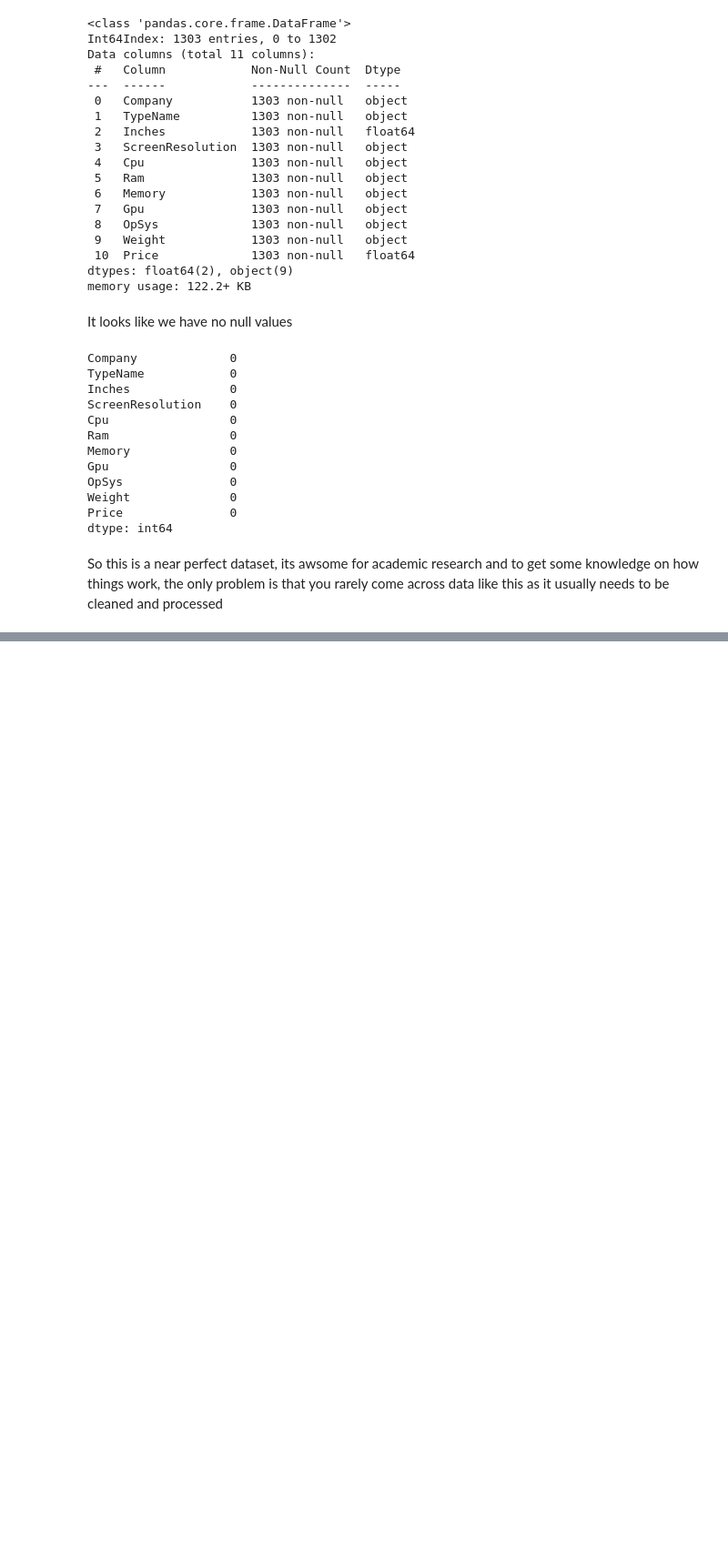
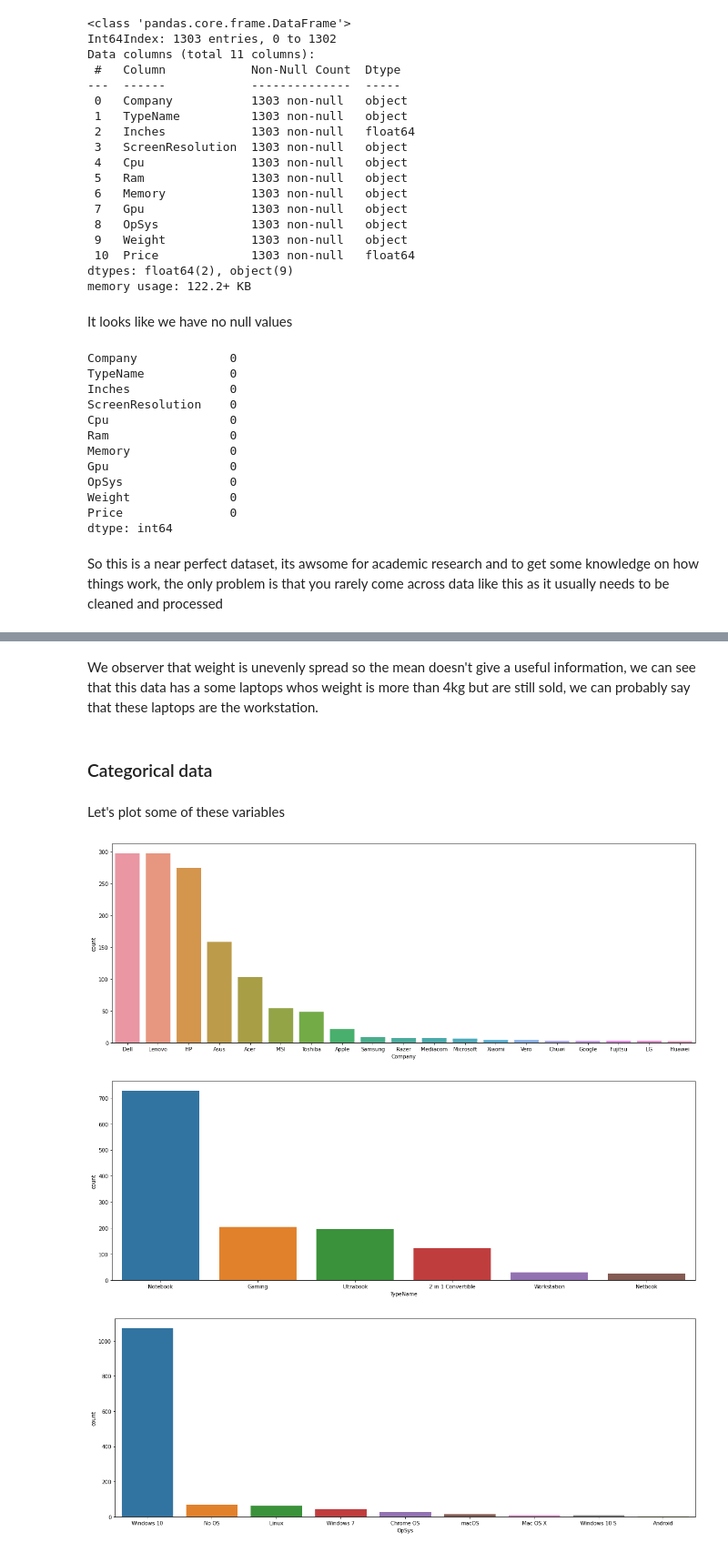
Before and after one commit to AmineMahdioui/Laptop_Price_predection, a Jupyter notebook: LPP.ipynb, the cells around one changed output, grey strips where cells are left out. Shown: that part at 91% size. Cells and saved outputs as stored; diff of their text form; code cells hidden in the pictures; blank space fills up the shorter version.

```diff
--- a/LPP.ipynb
+++ b/LPP.ipynb
@@ -91,0 +161,16 @@ Unique values in Inches;
+# %% [markdown]
+We observer that weight is unevenly spread so the mean doesn't give a useful information, we can see that this data has a some laptops whos weight is more than 4kg but are still sold, we can probably say that these laptops are the workstation.
+# %% [markdown]
+### Categorical data
+# %% [markdown]
+Let's plot some of these variables
+# %%
+Categorical=['Company', 'TypeName', 'OpSys']
+
+for variable in Categorical:
+       plt.figure(figsize=(20,7))
+       sn.countplot(x=variable,data = df, order =df[variable].value_counts().index)
+# %% [output]
+[figure, added]
+[figure, added]
+[figure, added]
```
Also changed, not shown: parts of 40 cells of this notebook.
